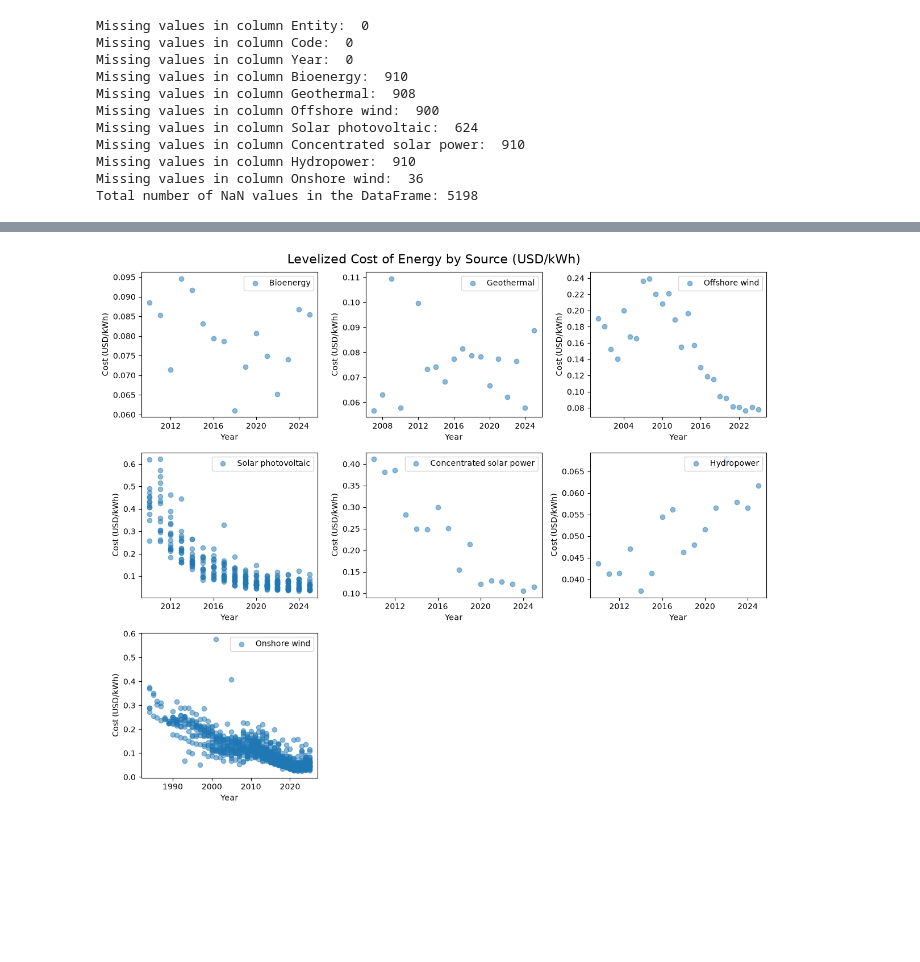
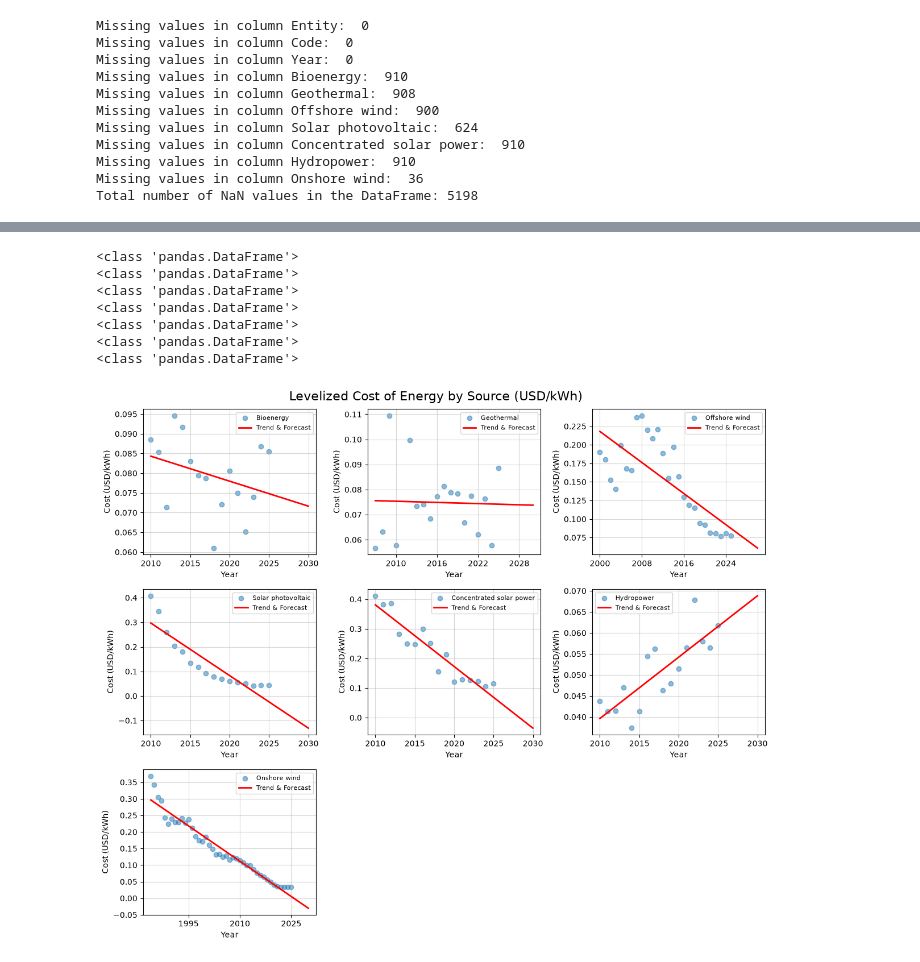
Before and after one commit to majavanput/co2-emissions, a Jupyter notebook: notebooks/q3-future-price-non-fossil-fuel-energy.ipynb, the cells around one changed output, grey strips where cells are left out. Cells and saved outputs as stored; diff of their text form; code cells hidden in the pictures; blank space fills up the shorter version.

Commit message:
Last changes for today....

```diff
--- a/notebooks/q3-future-price-non-fossil-fuel-energy.ipynb
+++ b/notebooks/q3-future-price-non-fossil-fuel-energy.ipynb
@@ -59,4 +60,9 @@ df_cost_energy = df_original_data.copy()
 
 # Drop unnecessary columns
 df_cost_energy.drop(columns=['Code'], inplace=True)
+# %%
+df_cost_energy_world = df_cost_energy.copy()
+
+# Use world data for analysis
+df_cost_energy_world = df_cost_energy_world[df_cost_energy_world['Entity'] == 'World']
 # %%
@@ -71,36 +87,82 @@ df_cost_energy.head()
 # %%
-df_cost_energy = df_original_data.copy()
-
+trend = []
 energy_sources = [
     "Bioenergy",
     "Geothermal",
     "Offshore wind",
     "Solar photovoltaic",
     "Concentrated solar power",
     "Hydropower",
     "Onshore wind"
 ]
 
+# Create a figure and axis object
 fig, ax = plt.subplots(3, 3, figsize=(12, 10))
+
+# To access in for loop, flatten the axes array
 ax = ax.flatten()
 
 for i, source in enumerate(energy_sources):
-    data = df_cost_energy[['Year', source]].dropna()
+    data = df_cost_energy_world[['Year', source]].dropna()
 
     x = data[['Year']]
-    y = data[source]
+    y = data[[source]]
+    print(type(y))
+
     ax[i].scatter(x, y, alpha=0.5, label=source)
+
+    # Set title, labels, legend, grid
     ax[i].set_xlabel('Year')
     ax[i].set_ylabel('Cost (USD/kWh)')
-    ax[i].legend(loc='upper right')
+    ax[i].grid(alpha=0.5)
 
-    # Use MaxNLocator to automatically determine tick spacing for integers, with a maximum of 5 ticks
+    x_predict = x.values.reshape(-1, 1)
+    y_predict = y.values
+
+    model = LinearRegression()
+    model.fit(x_predict, y_predict)
+
+    first_year = data['Year'].min()
+    last_year = data['Year'].max()
+    years = np.arange(first_year, last_year + 6).reshape(-1, 1) # Including 5 years into the future
+
+    prediction = model.predict(years)
+
+    # Store historical data and future predictions (5 years past and 5 years future) in the trend list
+    for year, cost in zip(years[-10:, 0], prediction[-10:]):
+        trend.append({
+            'Energy source': source,
+            'Year': year,
+            'Cost (USD/kWh)': cost
+        })
+
+    # Trend and predict values for the regression line
+    ax[i].plot(years, prediction, color='red', linewidth=2, label='Trend & Forecast')
+
+    # Set legend
+    ax[i].legend(loc='best', fontsize=8)
+
+    # Maximum of 5 ticks on the x-axis
     ax[i].xaxis.set_major_locator(plt.MaxNLocator(integer=True, nbins=5))
+
+df_trend = pd.DataFrame(trend)
+df_trend = df_trend.pivot(
+  index='Year',
+  columns='Energy source',
+  values='Cost (USD/kWh)'
+)
 
 ax[8].set_visible(False)
 ax[7].set_visible(False)
 fig.suptitle('Levelized Cost of Energy by Source (USD/kWh)', fontsize=16)
 plt.tight_layout()
 plt.show()
 # %% [output]
+<class 'pandas.DataFrame'>
+<class 'pandas.DataFrame'>
+<class 'pandas.DataFrame'>
+<class 'pandas.DataFrame'>
+<class 'pandas.DataFrame'>
+<class 'pandas.DataFrame'>
+<class 'pandas.DataFrame'>
-[figure, old version]
+[figure, new version]
```
Also changed, not shown: parts of 4 cells of this notebook, 1 other file.
